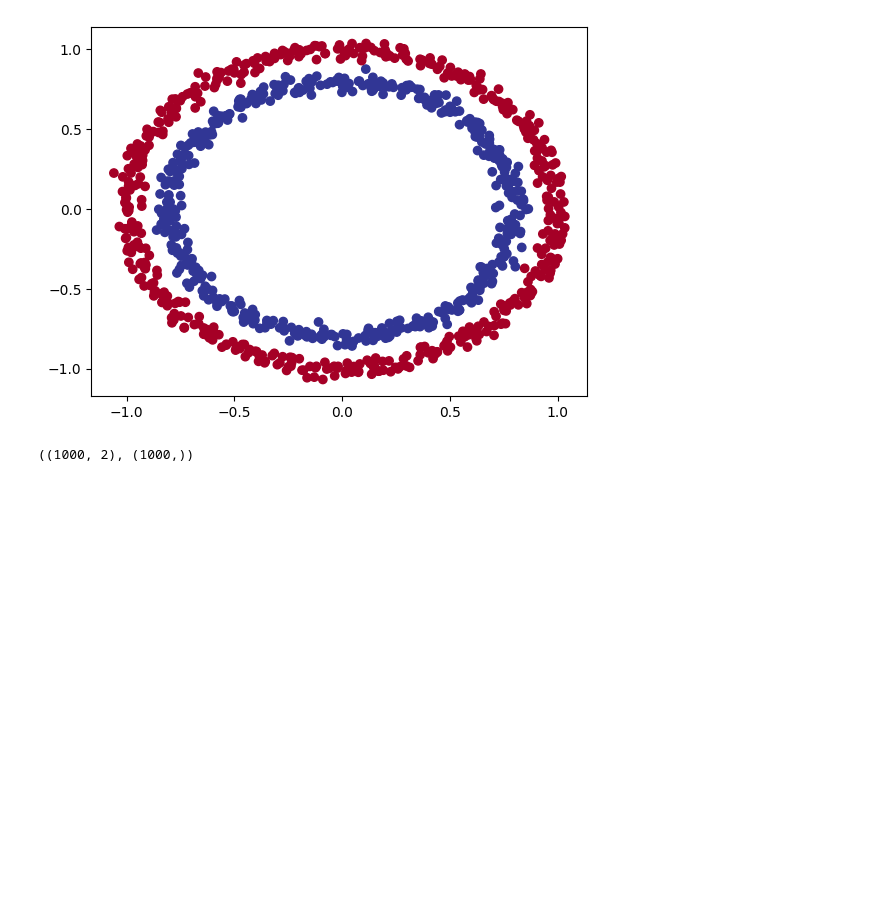
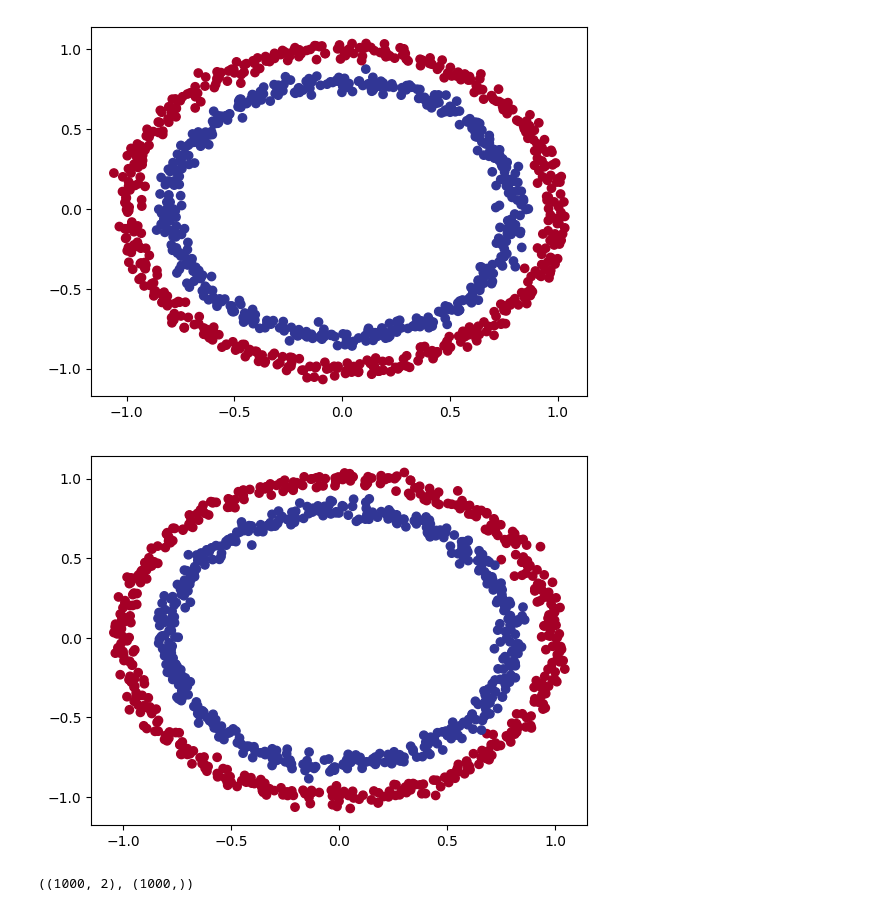
Before and after one commit to tanvircr7/meh, a Jupyter notebook: 02_CODE_pytorch_dbourke.ipynb, the cells around one changed output. Drawn from its saved outputs; the diff is of its cells as text; code cells hidden in the pictures; blank space fills up the shorter version.

```diff
--- a/02_CODE_pytorch_dbourke.ipynb
+++ b/02_CODE_pytorch_dbourke.ipynb
@@ -15,6 +15,10 @@ n_samples = 1000
 X, y = make_circles(n_samples,
                     noise=0.03, # a little bit of noise to the dots
                     random_state=42) # keep random state so we get the same values
+
+X_circles, y_circles = make_circles(n_samples,
+                    noise=0.03, # a little bit of noise to the dots
+                    random_state=20) # keep random state so we get the same values
 # %%
 print(f"First 5 X features:\n{X[:5]}")
 print(f"\nFirst 5 y labels:\n{y[:5]}")
@@ -65,6 +77,13 @@ plt.scatter(x=X[:, 0],
             cmap=plt.cm.RdYlBu);
 # %% [output]
 [figure]
+# %%
+plt.scatter(x=X_circles[:, 0],
+            y=X_circles[:, 1],
+            c=y_circles,
+            cmap=plt.cm.RdYlBu);
+# %% [output]
+[figure, added]
 # %%
 # Check the shapes of our features and labels
 X.shape, y.shape
```
Also changed, not shown: parts of 31 cells of this notebook.
